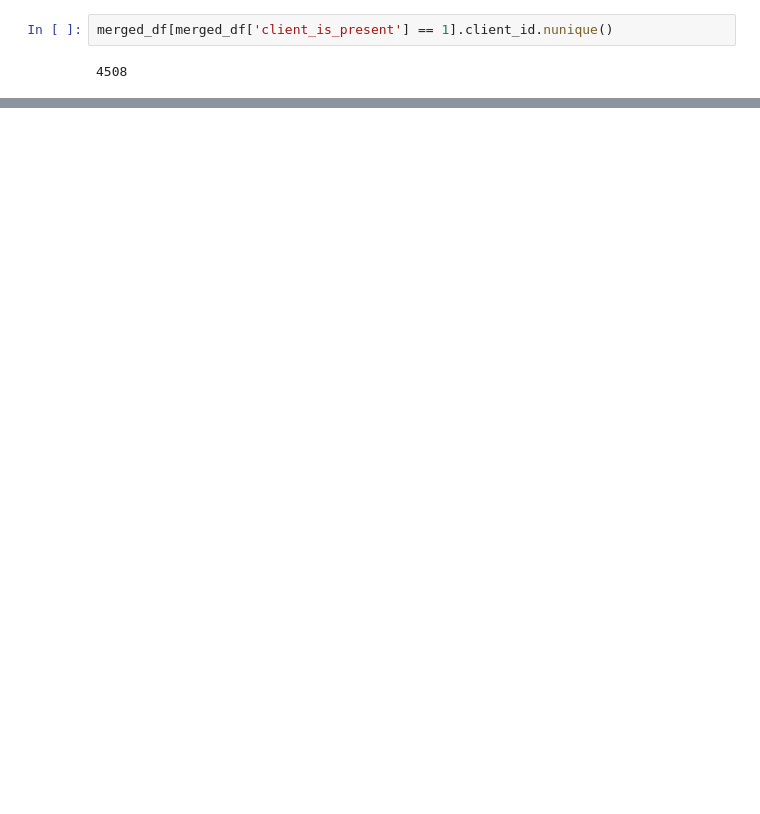
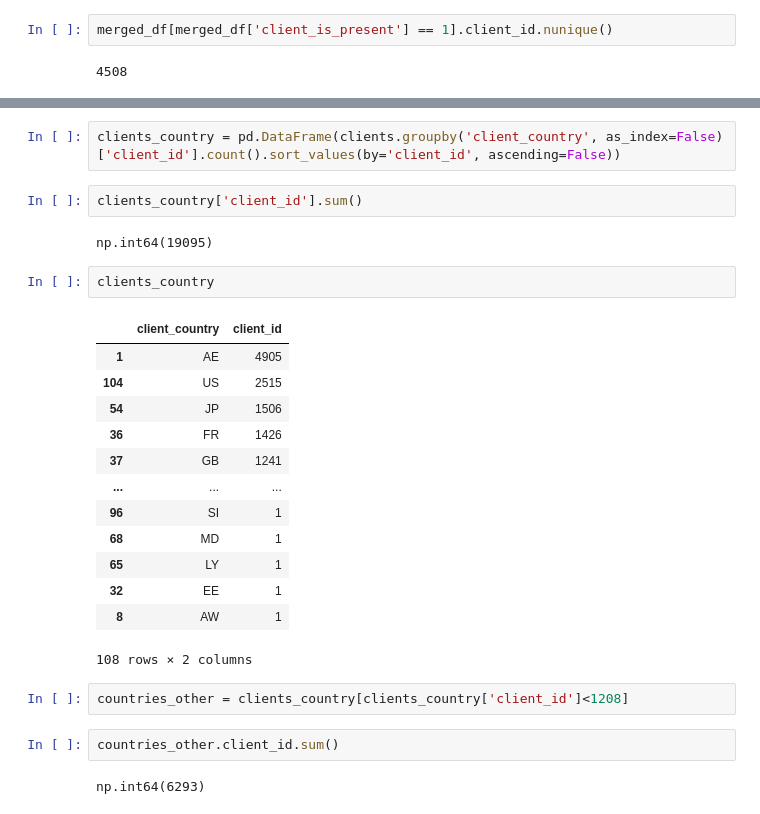
Before and after one commit to tesscln/XHEC-Eleven-Project, a Jupyter notebook: tess_eda.ipynb, the cells around one changed output, grey strips where cells are left out. Saved outputs shown, nothing was run; the diff lists cells and outputs as text; blank space fills up the shorter version.

```diff
--- a/tess_eda.ipynb
+++ b/tess_eda.ipynb
@@ -336,0 +166,28 @@ merged_df.shape
+# %%
+clients_country = pd.DataFrame(clients.groupby('client_country', as_index=False)['client_id'].count().sort_values(by='client_id', ascending=False))
+# %%
+clients_country['client_id'].sum()
+# %% [output]
+np.int64(19095)
+# %%
+clients_country
+# %% [output]
+|  | client_country | client_id |
+| 1 | AE | 4905 |
+| 104 | US | 2515 |
+| 54 | JP | 1506 |
+| 36 | FR | 1426 |
+| 37 | GB | 1241 |
+| ... | ... | ... |
+| 96 | SI | 1 |
+| 68 | MD | 1 |
+| 65 | LY | 1 |
+| 32 | EE | 1 |
+| 8 | AW | 1 |
+108 rows × 2 columns
+# %%
+countries_other = clients_country[clients_country['client_id']<1208]
+# %%
+countries_other.client_id.sum()
+# %% [output]
+np.int64(6293)
```
Also changed, not shown: parts of 64 cells of this notebook.
